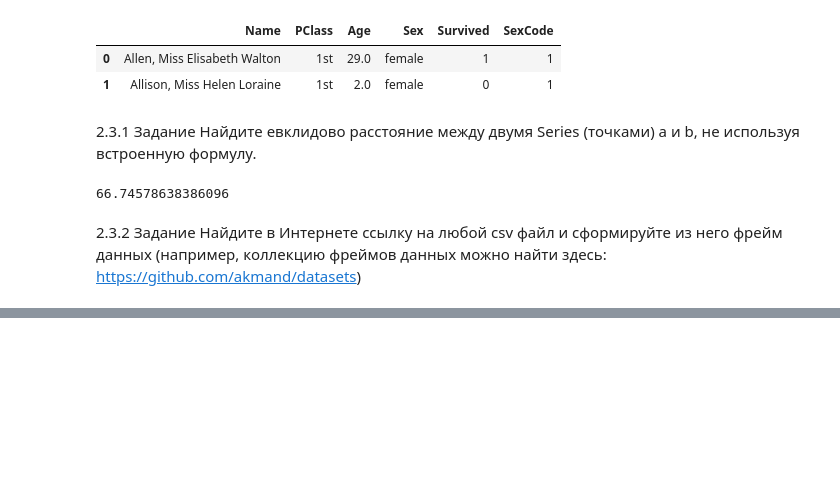
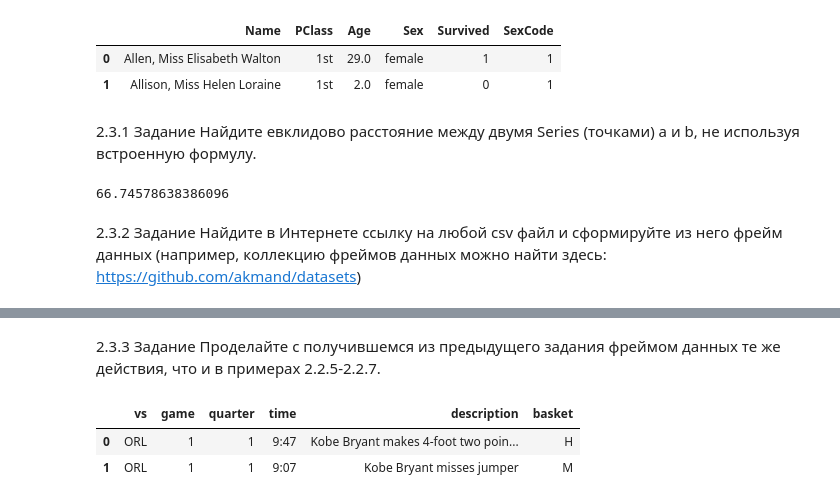
Before and after one commit to yakaska/mirea_artificial_intelligence, a Jupyter notebook: Yakushev_VP_Workbook2.ipynb, the cells around one changed output, grey strips where cells are left out. Cells and saved outputs as stored; diff of their text form; code cells hidden in the pictures; blank space fills up the shorter version.

```diff
--- a/Yakushev_VP_Workbook2.ipynb
+++ b/Yakushev_VP_Workbook2.ipynb
@@ -422,0 +443,19 @@ print(evk(a,b))
+# %% [markdown]
+2.3.3 Задание
+Проделайте с получившемся из предыдущего задания фреймом данных
+те же действия, что и в примерах 2.2.5-2.2.7.
+# %%
+import pandas as pd
+
+url = 'https://raw.githubusercontent.com/akmand/datasets/main/kobe.csv'
+dataframe = pd.read_csv(url)
+dataframe.head(2)
+dataframe.tail(2)
+dataframe.shape
+dataframe.describe()
+dataframe.iloc[1:4]
+dataframe[dataframe['vs'] == 'ORL'].head(2)
+# %% [output]
+|  | vs | game | quarter | time | description | basket |
+| 0 | ORL | 1 | 1 | 9:47 | Kobe Bryant makes 4-foot two poin... | H |
+| 1 | ORL | 1 | 1 | 9:07 | Kobe Bryant misses jumper | M |
```
Also changed, not shown: parts of 12 cells of this notebook.
